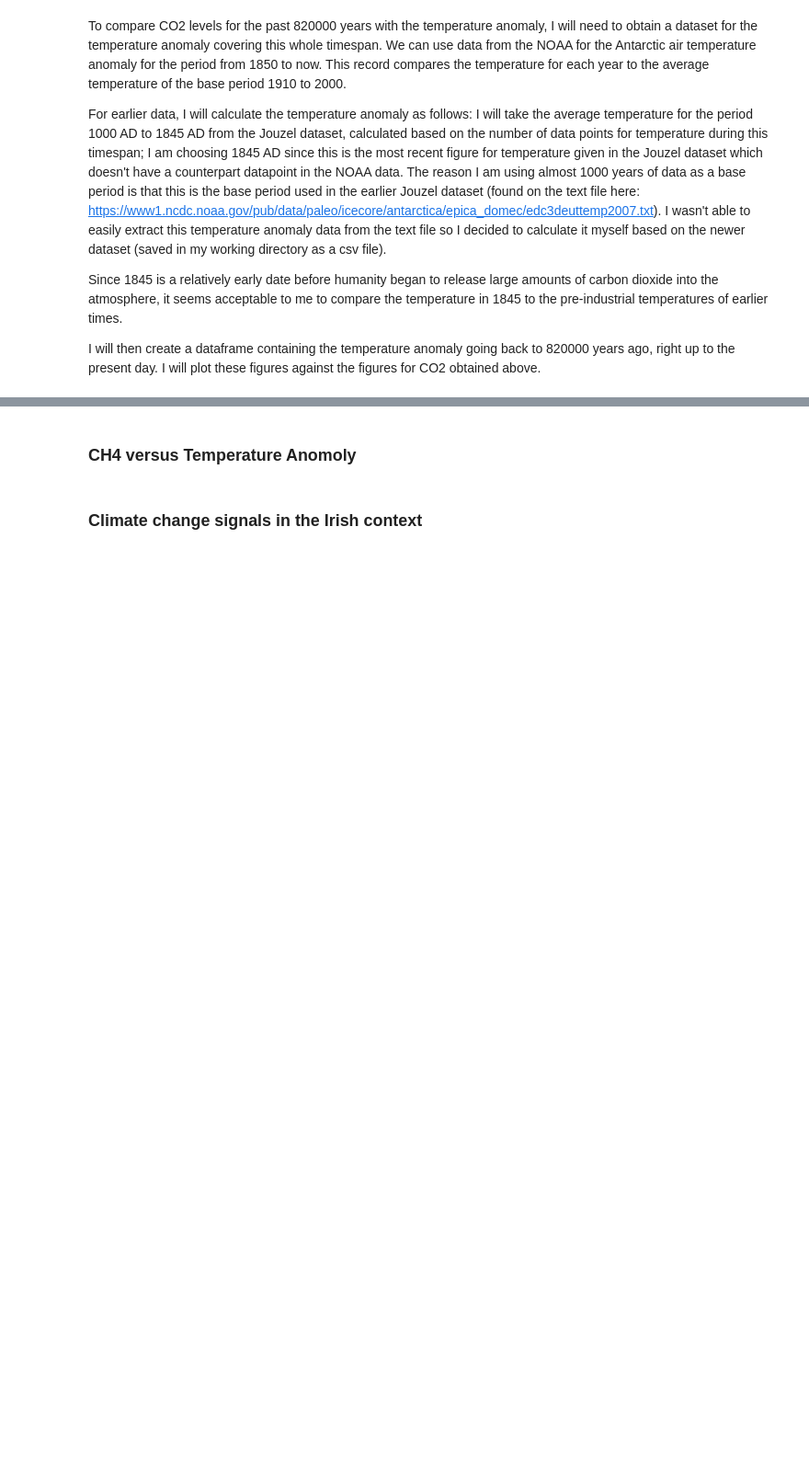
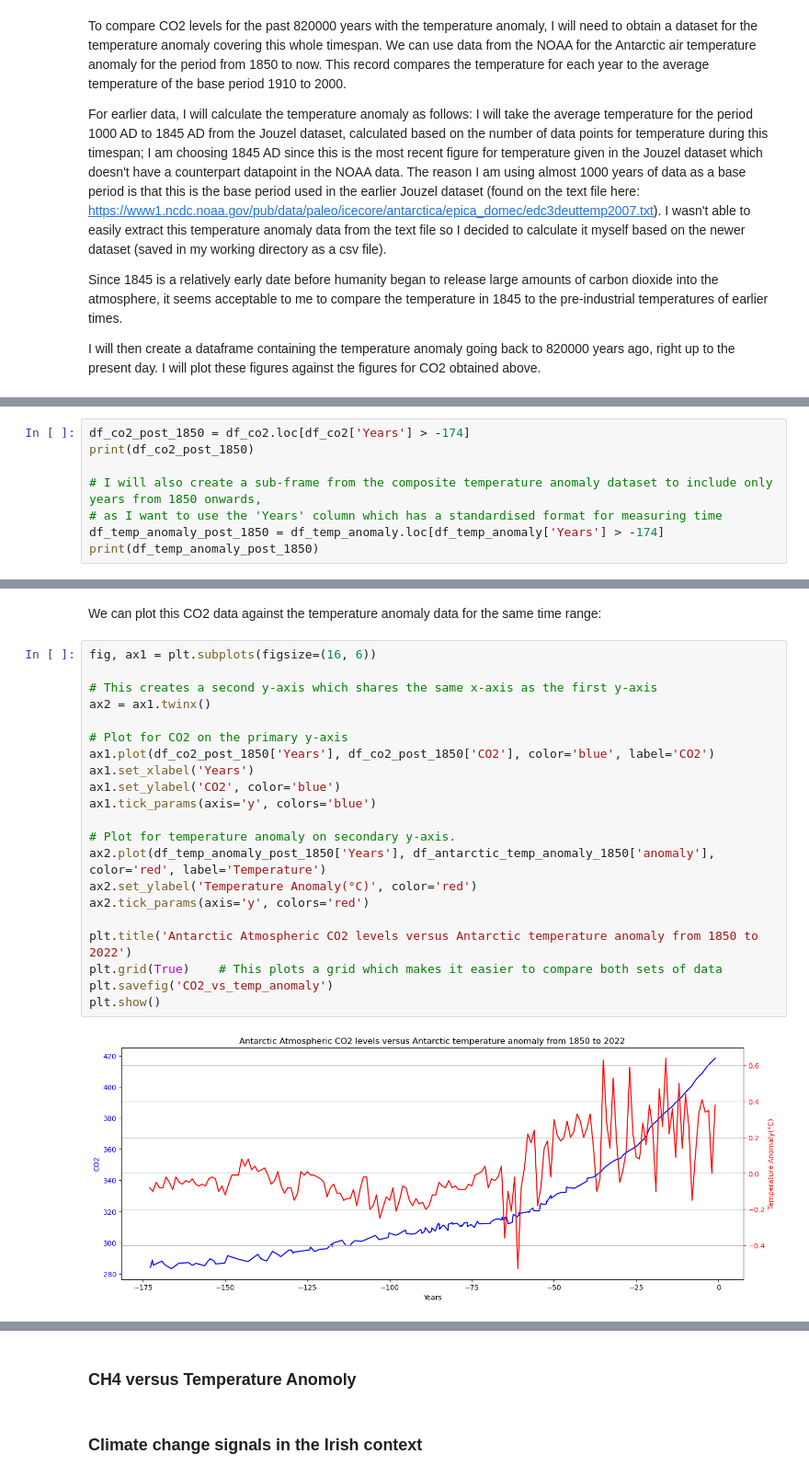
Before and after one commit to jmce22/pfda_project2, a Jupyter notebook: pfda_project2.ipynb, the cells around one changed output, grey strips where cells are left out. Shown at 92% size. Drawn from its saved outputs; the diff is of its cells as text; blank space fills up the shorter version.

```diff
--- a/pfda_project2.ipynb
+++ b/pfda_project2.ipynb
@@ -453,0 +515,8 @@ The temperature anomoly in degrees compared with the period 1000 to 1845 is as f
+# %%
+df_co2_post_1850 = df_co2.loc[df_co2['Years'] > -174]
+print(df_co2_post_1850)
+
+# I will also create a sub-frame from the composite temperature anomaly dataset to include only years from 1850 onwards,
+# as I want to use the 'Years' column which has a standardised format for measuring time
+df_temp_anomaly_post_1850 = df_temp_anomaly.loc[df_temp_anomaly['Years'] > -174]
+print(df_temp_anomaly_post_1850)
@@ -453,0 +541,25 @@ The temperature anomoly in degrees compared with the period 1000 to 1845 is as f
+# %% [markdown]
+We can plot this CO2 data against the temperature anomaly data for the same time range:
+# %%
+fig, ax1 = plt.subplots(figsize=(16, 6))
+
+# This creates a second y-axis which shares the same x-axis as the first y-axis
+ax2 = ax1.twinx()
+
+# Plot for CO2 on the primary y-axis
+ax1.plot(df_co2_post_1850['Years'], df_co2_post_1850['CO2'], color='blue', label='CO2')
+ax1.set_xlabel('Years')
+ax1.set_ylabel('CO2', color='blue')
+ax1.tick_params(axis='y', colors='blue')
+
+# Plot for temperature anomaly on secondary y-axis.
+ax2.plot(df_temp_anomaly_post_1850['Years'], df_antarctic_temp_anomaly_1850['anomaly'], color='red', label='Temperature')
+ax2.set_ylabel('Temperature Anomaly(°C)', color='red')
+ax2.tick_params(axis='y', colors='red')
+
+plt.title('Antarctic Atmospheric CO2 levels versus Antarctic temperature anomaly from 1850 to 2022')
+plt.grid(True)    # This plots a grid which makes it easier to compare both sets of data
+plt.savefig('CO2_vs_temp_anomaly')
+plt.show()
+# %% [output]
+[figure, added]
```
Also changed, not shown: parts of 13 cells of this notebook, 2 other files.
